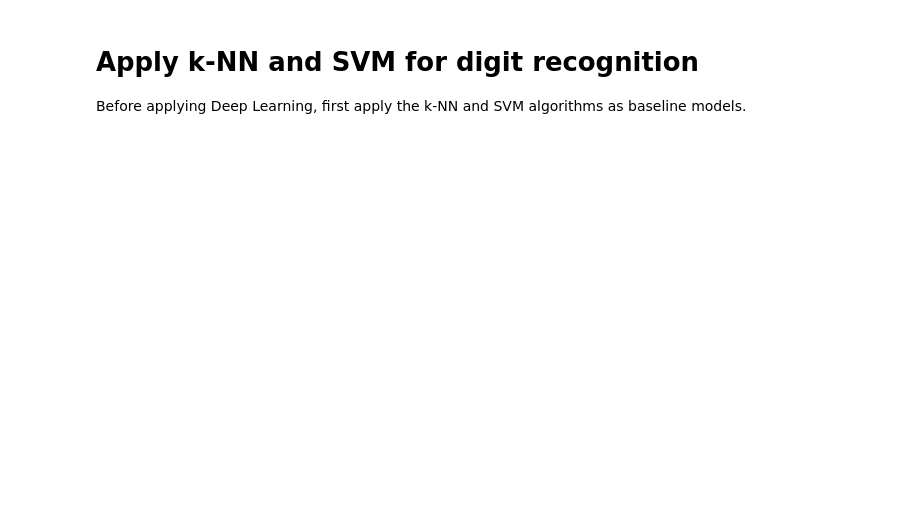
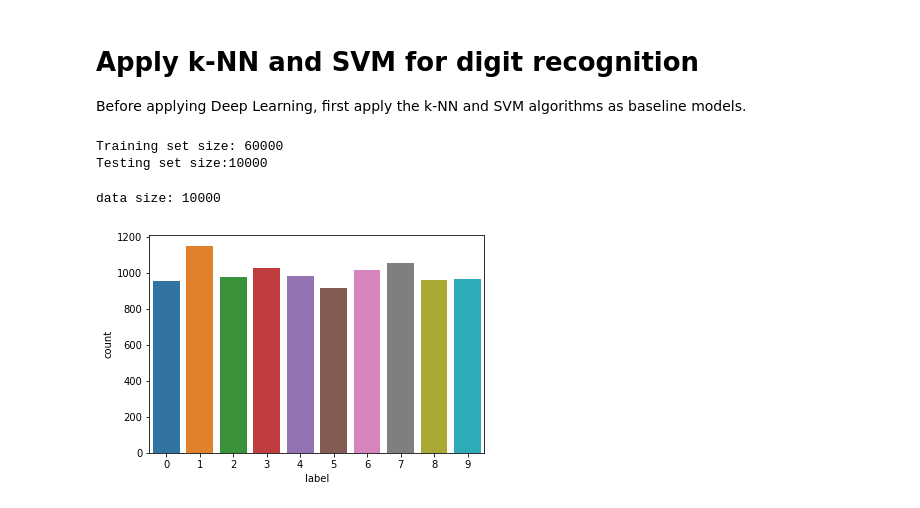
Before and after one commit to pochiehliu/CNN-for-Digit-Recognition, a Jupyter notebook: Step 2. Baseline model (kNN and SVM).ipynb, the cells around one changed output. Saved outputs shown, nothing was run; the diff lists cells and outputs as text; code cells hidden in the pictures; blank space fills up the shorter version.

```diff
--- a/Step 2. Baseline model (kNN and SVM).ipynb
+++ b/Step 2. Baseline model (kNN and SVM).ipynb
@@ -12,9 +14,21 @@ import pandas as pd
 mnidata = MNIST(os.getcwd()+'/Data')
 train_images, train_labels = mnidata.load_training()
 test_images, test_labels = mnidata.load_testing()
+print('Training set size: '+ str(len(train_labels)))
+print('Testing set size:' + str(len(test_labels)))
+# %% [output]
+Training set size: 60000
+Testing set size:10000
 # %%
 # dataset is too large for personal computer. Reduce dataset by using pandas sample function
-train_images_sample = pd.DataFrame(train_images).sample(n=1000)
+train_images_sample = pd.DataFrame(train_images).sample(n=10000,random_state = 1)
 train_labels_sample = pd.Series(train_labels).iloc[train_images_sample.index]
-test_images_sample = pd.DataFrame(test_images).sample(n=200)
+test_images_sample = pd.DataFrame(test_images).sample(n=1000,random_state = 1)
 test_labels_sample = pd.Series(test_labels).iloc[test_images_sample.index]
+# %%
+train_labels = pd.Series(train_labels_sample).to_frame(name='label').groupby('label').size().reset_index(name = 'count')
+print('data size: ' + str(len(train_images_sample)))
+_ = sns.barplot(x= 'label', y = 'count', data = train_labels)
+# %% [output]
+data size: 10000
+[figure, added]
```
Also changed, not shown: parts of 25 cells of this notebook, 1 other file.
